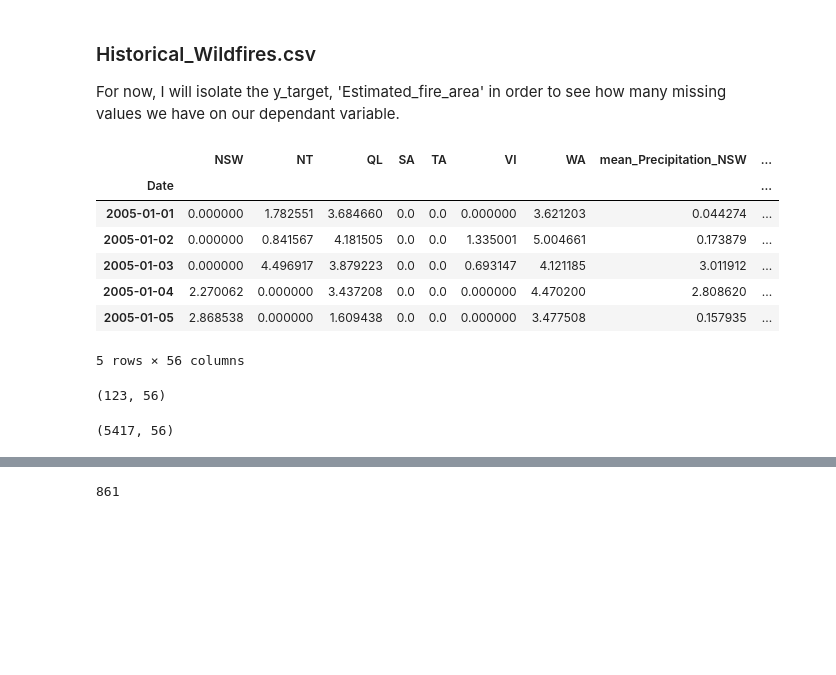
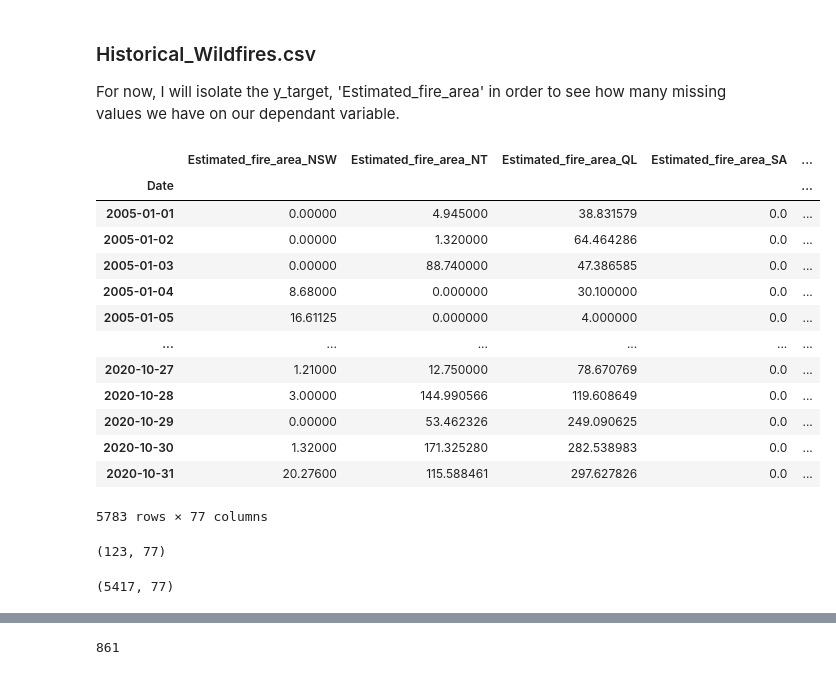
Before and after one commit to albertum1/cfc_team, a Jupyter notebook: 03-DilatedCNN.ipynb, the cells around one changed output, grey strips where cells are left out. Saved outputs shown, nothing was run; the diff lists cells and outputs as text; code cells hidden in the pictures; blank space fills up the shorter version.

```diff
--- a/03-DilatedCNN.ipynb
+++ b/03-DilatedCNN.ipynb
@@ -45,21 +45,31 @@ mpl.rcParams['axes.grid'] = False
 For now, I will isolate the y_target, 'Estimated_fire_area' in order to see how many missing values we have on our dependant variable.
 # %%
 regions = ['NSW', 'NT', 'QL', 'SA', 'TA', 'VI', 'WA']
+
 merge_df = pd.DataFrame(index = range(5783))
 
 for each in regions:
     df = pd.read_csv('{}_iso.csv'.format(each))
     df.drop(columns = ['Date'], inplace=True)
-    df[each] = df[each].fillna(0)
+
 
     for i in df.columns:
         df[i] = df[i].fillna(method='ffill')
 
     merge_df = pd.concat([merge_df, df], axis = 1)
+# %%
+fire_regions = ['Estimated_fire_area_{}'.format(i) for i in regions]
+count_regions = ['Count_{}'.format(i) for i in regions]
+sqrt_fire_regions = ['sqrt_{}'.format(i) for i in fire_regions]
+
+merge_df = pd.concat([merge_df[fire_regions], merge_df.drop(columns = fire_regions)], axis =1)
+merge_df['Date'] = pd.date_range(start = '2005-01-01', end = '2020-10-31')
+merge_df.set_index('Date', inplace=True)
+
+for i,x in zip(fire_regions, count_regions):
+    merge_df['sqrt_{}'.format(i)] = np.sqrt(merge_df[i])
+    merge_df['sqrt_{}'.format(x)] = np.sqrt(merge_df[i]/merge_df[x]) * merge_df[x]
+
+merge_df.fillna(0, inplace=True)
 # %%
-merge_df = pd.concat([merge_df[regions], merge_df.drop(columns = regions)], axis =1)
-merge_df['Date'] = pd.date_range(start = '2005-01-01', end = '2020-10-31')
-merge_df.set_index('Date', inplace=True)
+merge_df = pd.concat([merge_df[fire_regions], merge_df.drop(columns = fire_regions)], axis =1)
-# %%
-for i in regions:
-    merge_df[i] = np.log1p(merge_df[i])
@@ -66,11 +83,17 @@ for i in regions:
 # %%
-merge_df.head()
+merge_df
 # %% [output]
-|  | NSW | NT | QL | SA | TA | VI | WA | mean_Precipitation_NSW | ... |
-| Date |  |  |  |  |  |  |  |  | ... |
-| 2005-01-01 | 0.000000 | 1.782551 | 3.684660 | 0.0 | 0.0 | 0.000000 | 3.621203 | 0.044274 | ... |
-| 2005-01-02 | 0.000000 | 0.841567 | 4.181505 | 0.0 | 0.0 | 1.335001 | 5.004661 | 0.173879 | ... |
-| 2005-01-03 | 0.000000 | 4.496917 | 3.879223 | 0.0 | 0.0 | 0.693147 | 4.121185 | 3.011912 | ... |
-| 2005-01-04 | 2.270062 | 0.000000 | 3.437208 | 0.0 | 0.0 | 0.000000 | 4.470200 | 2.808620 | ... |
-| 2005-01-05 | 2.868538 | 0.000000 | 1.609438 | 0.0 | 0.0 | 0.000000 | 3.477508 | 0.157935 | ... |
+|  | Estimated_fire_area_NSW | Estimated_fire_area_NT | Estimated_fire_area_QL | Estimated_fire_area_SA | ... |
+| Date |  |  |  |  | ... |
+| 2005-01-01 | 0.00000 | 4.945000 | 38.831579 | 0.0 | ... |
+| 2005-01-02 | 0.00000 | 1.320000 | 64.464286 | 0.0 | ... |
+| 2005-01-03 | 0.00000 | 88.740000 | 47.386585 | 0.0 | ... |
+| 2005-01-04 | 8.68000 | 0.000000 | 30.100000 | 0.0 | ... |
+| 2005-01-05 | 16.61125 | 0.000000 | 4.000000 | 0.0 | ... |
+| ... | ... | ... | ... | ... | ... |
+| 2020-10-27 | 1.21000 | 12.750000 | 78.670769 | 0.0 | ... |
+| 2020-10-28 | 3.00000 | 144.990566 | 119.608649 | 0.0 | ... |
+| 2020-10-29 | 0.00000 | 53.462326 | 249.090625 | 0.0 | ... |
+| 2020-10-30 | 1.32000 | 171.325280 | 282.538983 | 0.0 | ... |
+| 2020-10-31 | 20.27600 | 115.588461 | 297.627826 | 0.0 | ... |
-5 rows × 56 columns
+5783 rows × 77 columns
@@ -82,7 +103,7 @@ test = merge_df['2019-11-01':'2020-03-02']
 # %%
 test.shape
 # %% [output]
-(123, 56)
+(123, 77)
 # %%
 
 tf.keras.backend.clear_session()
@@ -93,7 +114,7 @@ scaler.fit(train)
 _train = scaler.transform(train)
 _train.shape
 # %% [output]
-(5417, 56)
+(5417, 77)
 # %%
 
 def split_sequence(sequences, n_steps_in, n_steps_out):
```
Also changed, not shown: parts of 21 cells of this notebook.
